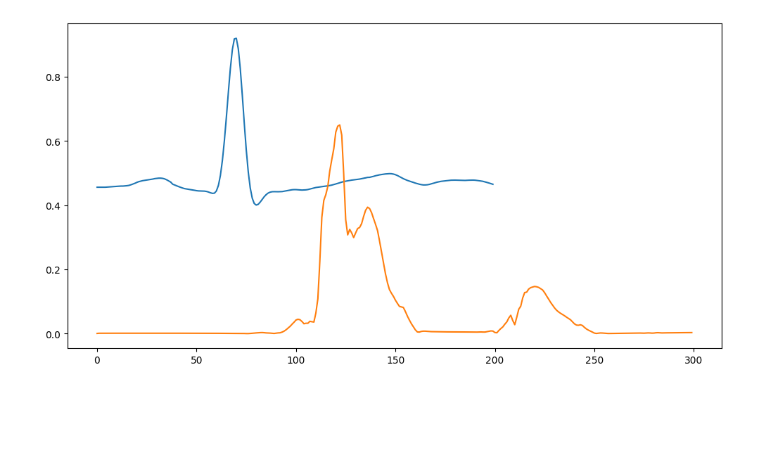
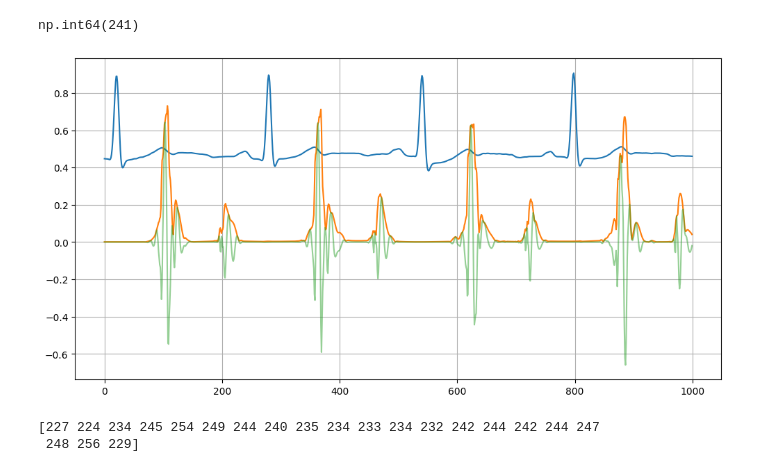
Before and after one commit to djorgeext/pcg-ecg-analysis, a Jupyter notebook: eda.ipynb, the cells around one changed output. Cells and saved outputs as stored; diff of their text form; code cells hidden in the pictures; blank space fills up the shorter version.

```diff
--- a/eda.ipynb
+++ b/eda.ipynb
@@ -196,8 +196,17 @@ plt.show()
-# %%
-k = np.argmax(cxx)
-plt.figure(figsize=(12,6))
-plt.plot(ecg_2[k:k+200], label='ecg_2')
-plt.plot(audio_see[:300], label='audio_see')
-plt.show()
-# %% [output]
-[figure, removed]
+# %%
+cxx = correlate(ecg_2[:300], audio_see[:300], mode='full')
+np.argmax(cxx)
+# %% [output]
+np.int64(241)
+# %%
+audio_see = audio_see[:len(ecg_2)]
+audio = audio[:len(ecg_2)]
+# %%
+plt.figure(figsize=(12,6))
+plt.plot(ecg_2[-1000:], label='ecg_2')
+plt.plot(audio_see[-1000:], label='audio_see')
+plt.plot(audio[-1000:], label='audio', alpha=0.5)
+plt.grid(True)
+plt.show()
+# %% [output]
+[figure, added]
@@ -203,0 +255,7 @@ plt.show()
+# %%
+s1_peaks = np.loadtxt('s1_peaks_bruno.txt', dtype=int)
+s1_rr = np.diff(s1_peaks)
+print(s1_rr)
+# %% [output]
+[227 224 234 245 254 249 244 240 235 234 233 234 232 242 244 242 244 247
+ 248 256 229]
```
Also changed, not shown: parts of 5 cells of this notebook, 1 other file.
